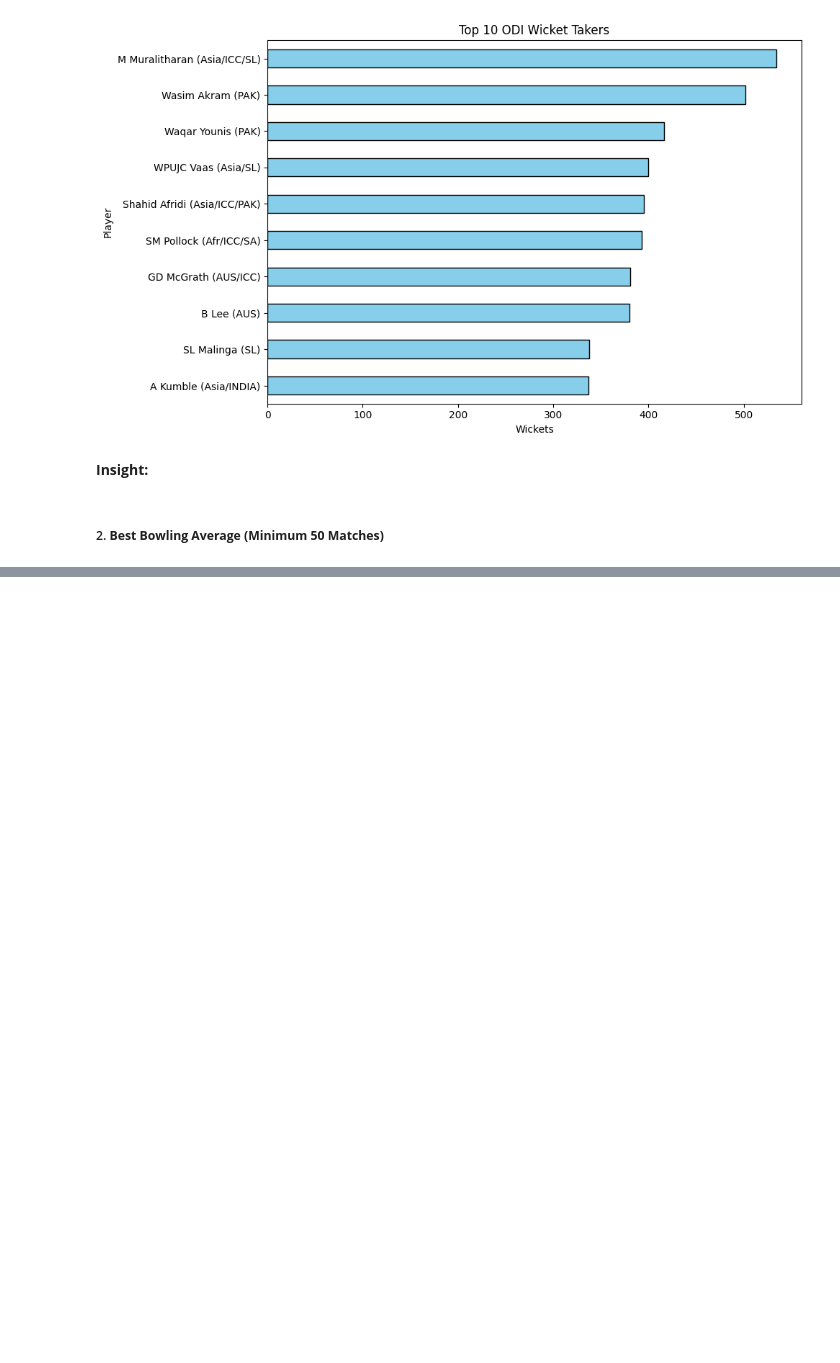
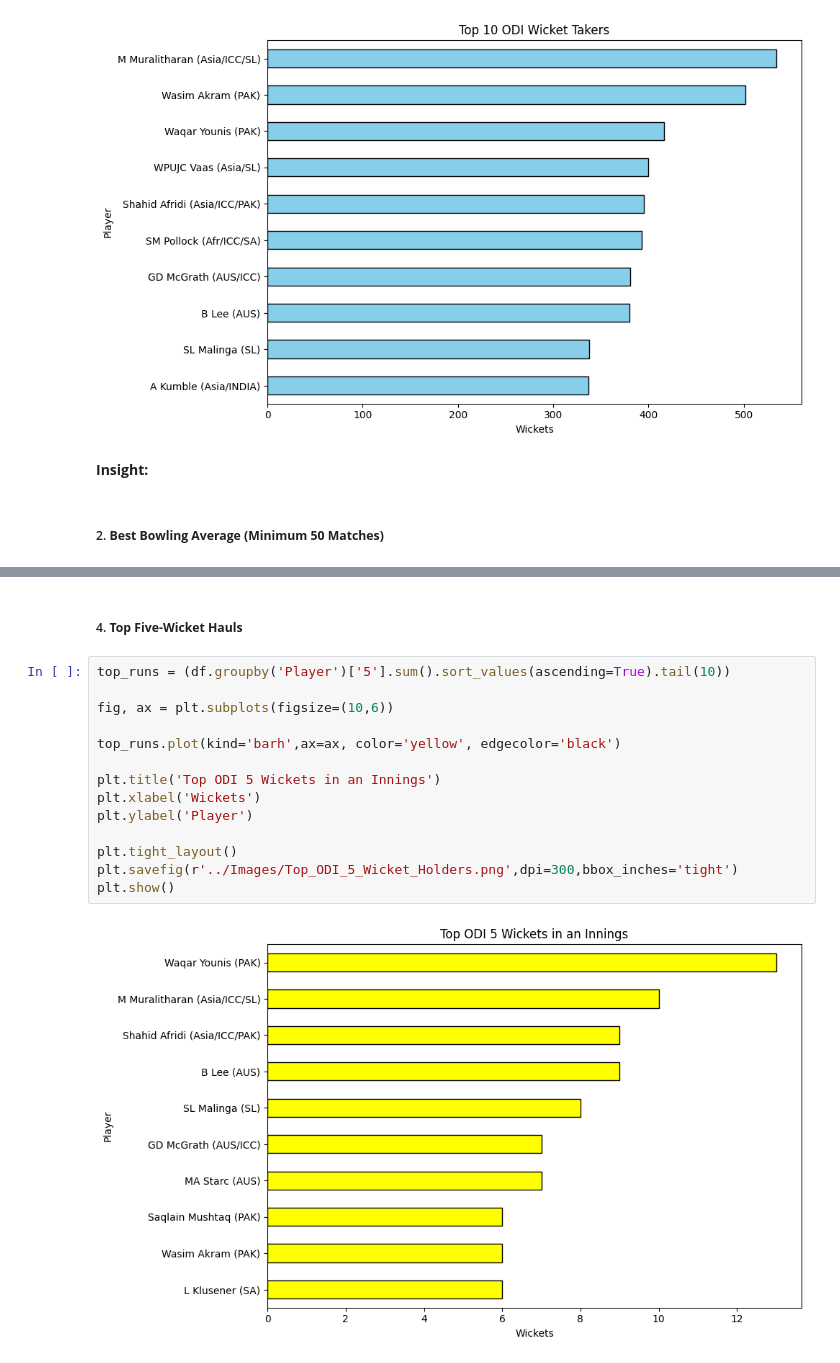
Before and after one commit to harsa4333/Cricket-Analytics-Dashboard, a Jupyter notebook: Python/02_Bowling_EDA.ipynb, the cells around one changed output, grey strips where cells are left out. Cells and saved outputs as stored; diff of their text form; blank space fills up the shorter version.

```diff
--- a/Python/02_Bowling_EDA.ipynb
+++ b/Python/02_Bowling_EDA.ipynb
@@ -124,0 +161,18 @@ plt.show()
+# %% [markdown]
+##### 4. **Top Five-Wicket Hauls**
+# %%
+top_runs = (df.groupby('Player')['5'].sum().sort_values(ascending=True).tail(10))
+
+fig, ax = plt.subplots(figsize=(10,6))
+
+top_runs.plot(kind='barh',ax=ax, color='yellow', edgecolor='black')
+
+plt.title('Top ODI 5 Wickets in an Innings')
+plt.xlabel('Wickets')
+plt.ylabel('Player')
+
+plt.tight_layout()
+plt.savefig(r'../Images/Top_ODI_5_Wicket_Holders.png',dpi=300,bbox_inches='tight')
+plt.show()
+# %% [output]
+[figure, added]
```
Also changed, not shown: parts of 11 cells of this notebook, 6 other files.
